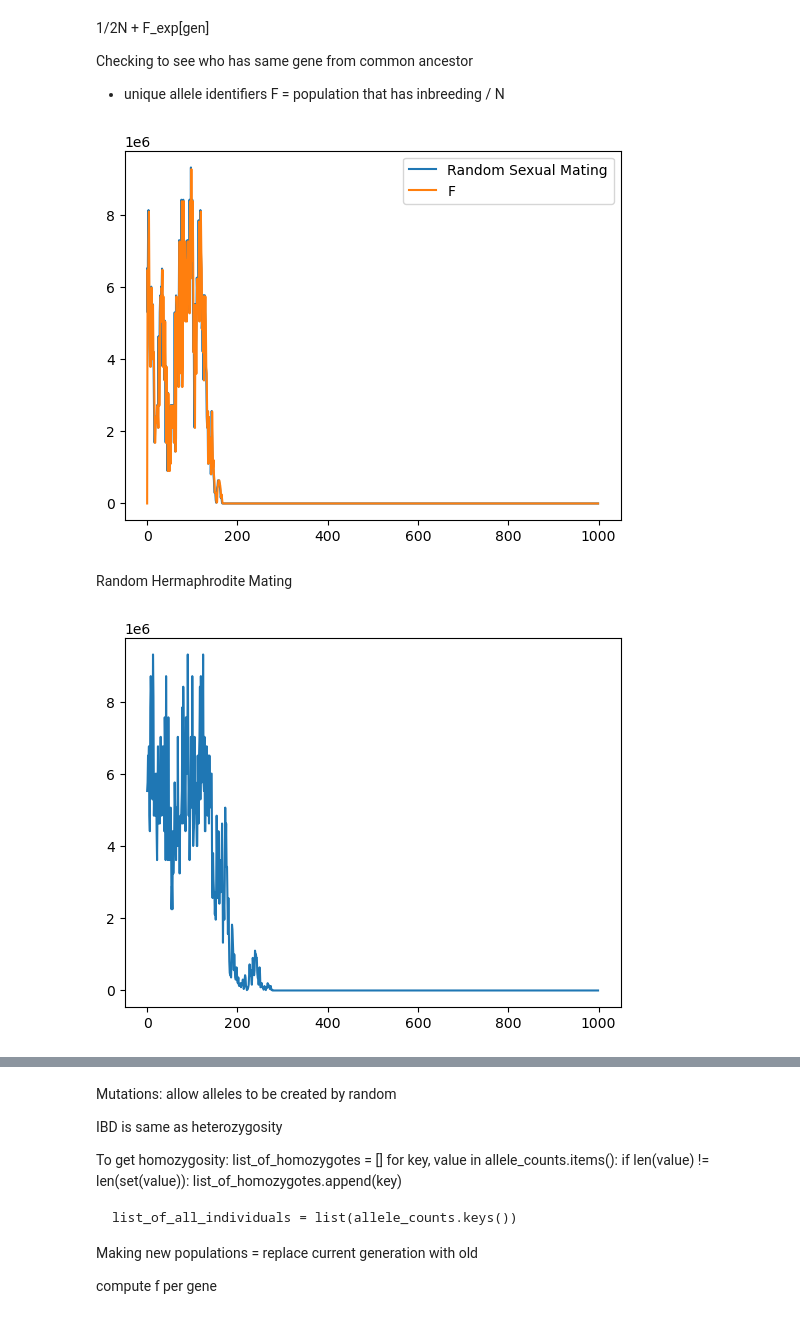
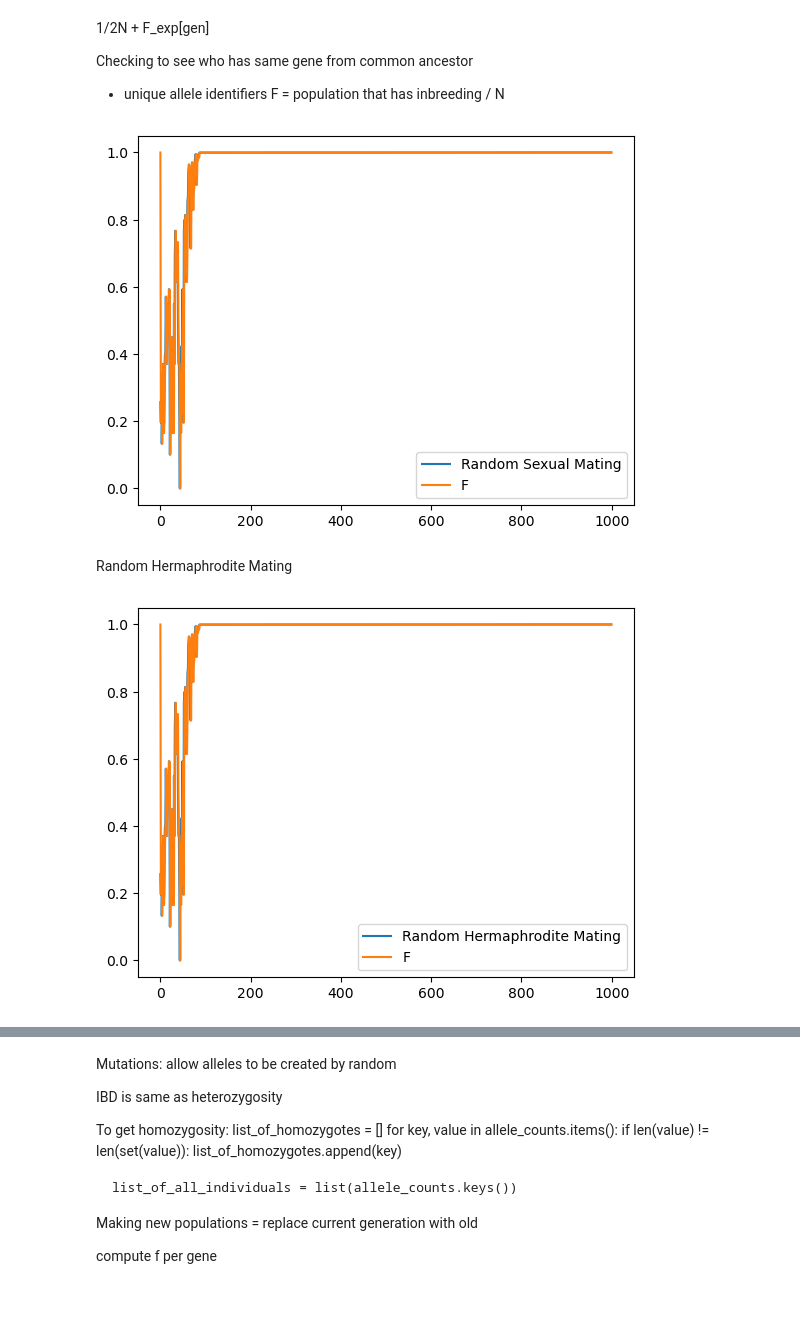
Before and after one commit to roboticapples14/computational_ecology, a Jupyter notebook: Genetics.ipynb, the cells around one changed output, grey strips where cells are left out. Drawn from its saved outputs; the diff is of its cells as text; code cells hidden in the pictures.

```diff
--- a/Genetics.ipynb
+++ b/Genetics.ipynb
@@ -203,7 +203,7 @@ class Population(object):
                 obs_homo += (allele_counts[allele] / 2*N)**2
 
         exp_het = 1-obs_homo
-        return exp_het
+        return (obs_homo) * -1
 
     '''
     p = frequency of allele A
@@ -238,6 +238,12 @@ class Population(object):
         # return 1/(2*N) + f_ls[-1] * (1-1/2*N) if len(f_ls) >= 1 else 0
 # %% [markdown]
 Now random mating
+# %%
+import numpy as np
+def normalize(arr):
+    x = np.array(arr)
+    x_norm = (x-np.min(x))/(np.max(x)-np.min(x))
+    return list(x_norm)
 # %%
 # Random Mating
 
@@ -323,35 +334,37 @@ F = population that has inbreeding / N
 
 pop_size = 100
 init_pop = [Individual.create_random() for _ in range(pop_size)]
 pop = Population(init_pop)
-random_mating_f_ls = []
 gene_frequencies = []
 random_sexual_mating_09_f_ls = []
 random_sexual_mating_true_f_09 = []
 
 for j in range(1000):
     # print(f'Generation {j}')
 
     pop = pop.get_generation(Population.random_sexual_mating, None, 0.90)
     gene_frequencies.append(pop.get_gene_frequencies())
     # print(f'fraction: {fraction}')
     # F = pop.calculate_true_F(gene_frequencies)
     F = pop.calculate_F_heterozygote()
 
     f_exp = pop.get_estimated_fst(random_sexual_mating_09_f_ls)
     random_sexual_mating_true_f_09.append(f_exp)
 
     # print(f'F: {F}')
     random_sexual_mating_09_f_ls.append(F)
 
     # print(pop)
 
+random_sexual_mating_09_f_ls = normalize(random_sexual_mating_09_f_ls)
+random_sexual_mating_true_f_09 = normalize(random_sexual_mating_true_f_09)
+
 plt.plot(random_sexual_mating_09_f_ls, label='Random Sexual Mating')
 plt.plot(random_sexual_mating_true_f_09, label='F')
 plt.legend()
 plt.show()
 # %% [output]
-[figure, old version]
+[figure, new version]
 # %% [markdown]
 Random Hermaphrodite Mating
 # %%
@@ -359,9 +372,9 @@ Random Hermaphrodite Mating
 pop_size = 100
 init_pop = [Individual.create_random() for _ in range(pop_size)]
 pop = Population(init_pop)
-random_mating_f_ls = []
 gene_frequencies = []
 random_hermaphrodite_mating_f_ls = []
+random_hermaphrodite_mating_true_f = []
 
 for j in range(1000):
     # print(f'Generation {j}')
@@ -371,14 +384,20 @@ for j in range(1000):
     # print(f'fraction: {fraction}')
     # F = pop.calculate_true_F(gene_frequencies)
     F = pop.calculate_F_heterozygote()
+    random_hermaphrodite_mating_f_ls.append(F)
 
-    # print(f'F: {F}')
-    random_hermaphrodite_mating_f_ls.append(F)
+    f_exp = pop.get_estimated_fst(random_hermaphrodite_mating_f_ls)
+    random_hermaphrodite_mating_true_f.append(f_exp)
 
     # print(pop)
 
-plt.plot(random_hermaphrodite_mating_f_ls)
+random_hermaphrodite_mating_f_ls = normalize(random_hermaphrodite_mating_f_ls)
+random_hermaphrodite_mating_true_f = normalize(random_hermaphrodite_mating_true_f)
+
+plt.plot(random_sexual_mating_09_f_ls, label='Random Hermaphrodite Mating')
+plt.plot(random_sexual_mating_true_f_09, label='F')
+plt.legend()
 plt.show()
 # %% [output]
-[figure, old version]
+[figure, new version]
 # %%
```
Also changed, not shown: parts of 3 cells of this notebook.
